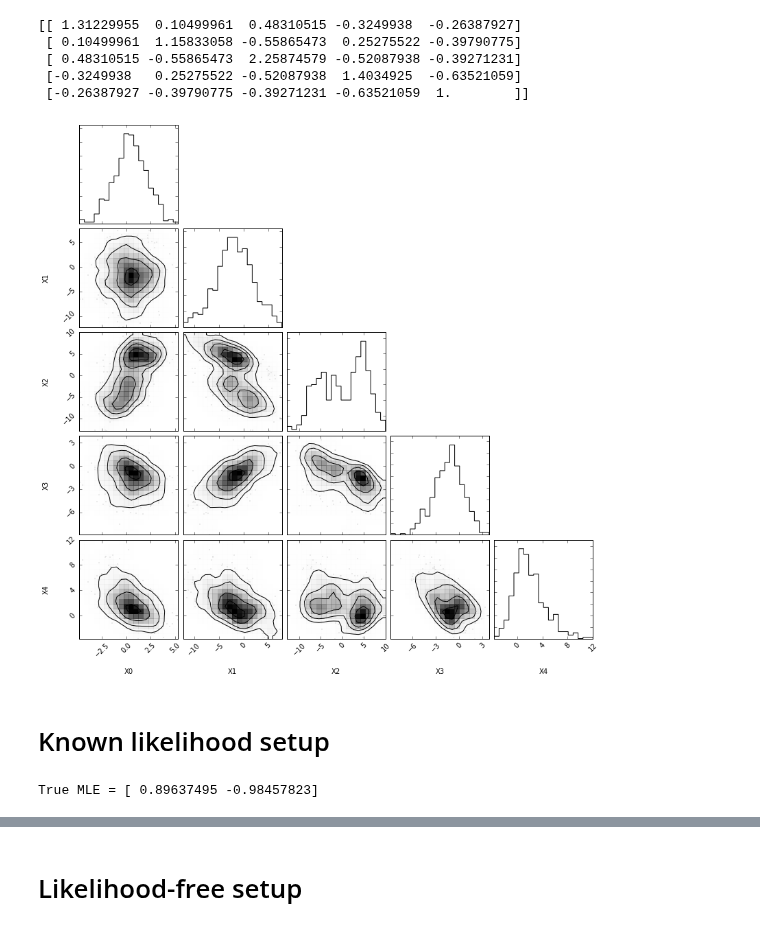
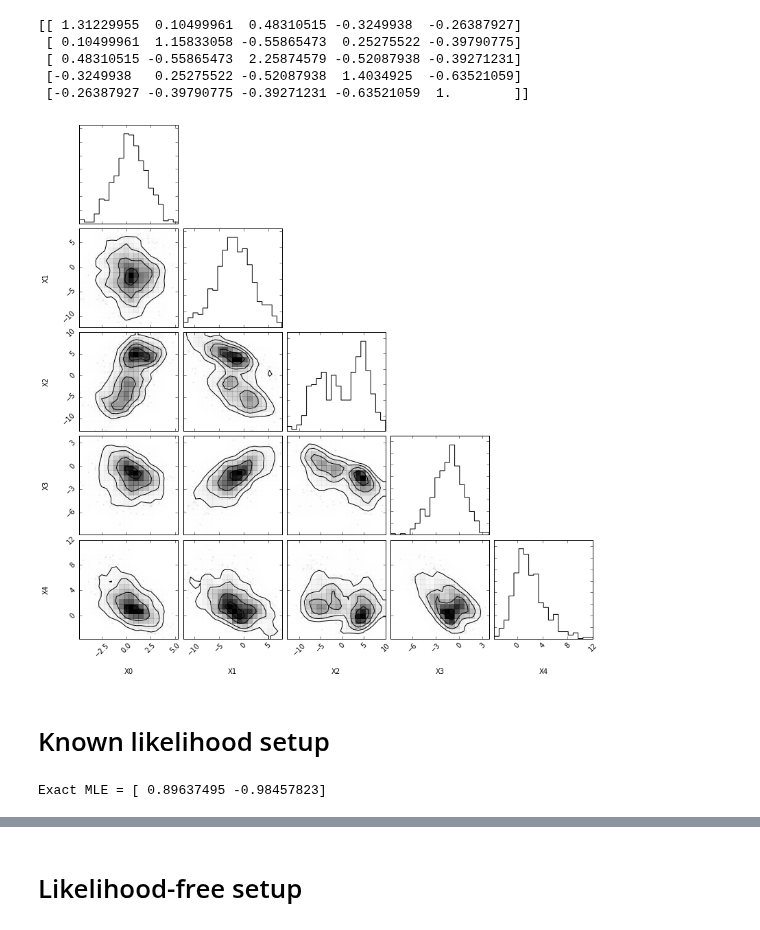
Before and after one commit to diana-hep/carl, a Jupyter notebook: examples/Inference from multi-dimensional data.ipynb, the cells around one changed output, grey strips where cells are left out. Drawn from its saved outputs; the diff is of its cells as text; code cells hidden in the pictures.

```diff
--- a/examples/Inference from multi-dimensional data.ipynb
+++ b/examples/Inference from multi-dimensional data.ipynb
@@ -54,23 +55,24 @@ print(R)
  [-0.26387927 -0.39790775 -0.39271231 -0.63521059  1.        ]]
 # %%
 import corner
-fig = corner.corner(X_true, bins=20, smooth=1, labels=["X0", "X1", "X2", "X3", "X4"])
+fig = corner.corner(X_true, bins=20, smooth=0.85, labels=["X0", "X1", "X2", "X3", "X4"])
 # %% [output]
-[figure, old version]
+[figure, new version]
 # %% [markdown]
 # Known likelihood setup
 # %%
+# Minimize the exact LR
 from scipy.optimize import minimize
 
-def nll_true(theta, X):
+def nll_exact(theta, X):
     A.set_value(theta[0])
     B.set_value(theta[1])
     return (p0.nnlf(X) - p1.nnlf(X)).sum()
 
-r = minimize(nll_true, x0=[0, 0], args=(X_true,))
-true_MLE = r.x
+r = minimize(nll_exact, x0=[0, 0], args=(X_true,))
+exact_MLE = r.x
 
-print("True MLE =", true_MLE)
+print("Exact MLE =", exact_MLE)
 # %% [output]
-True MLE = [ 0.89637495 -0.98457823]
+Exact MLE = [ 0.89637495 -0.98457823]
 # %%
```
Also changed, not shown: parts of 19 cells of this notebook, 2 other files.
